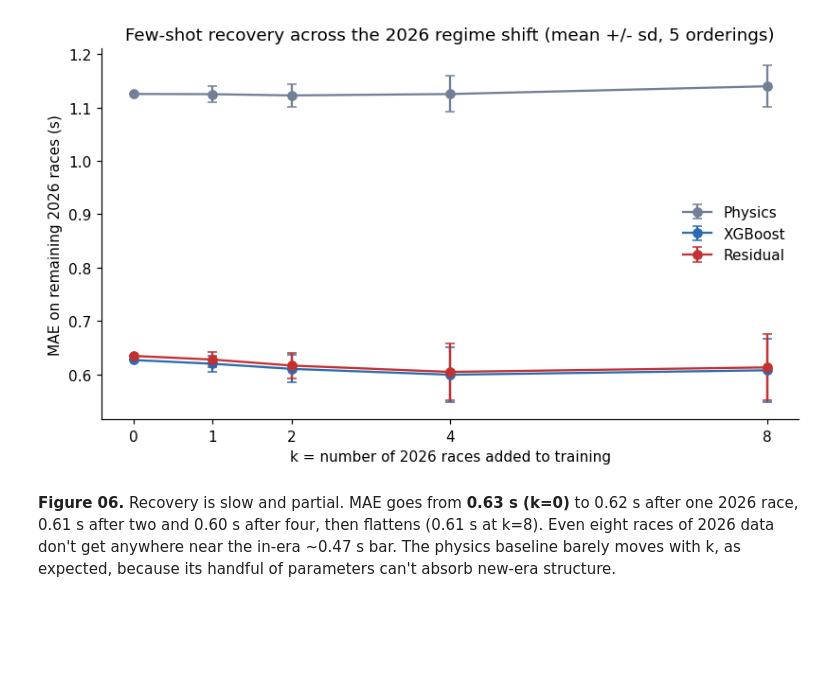
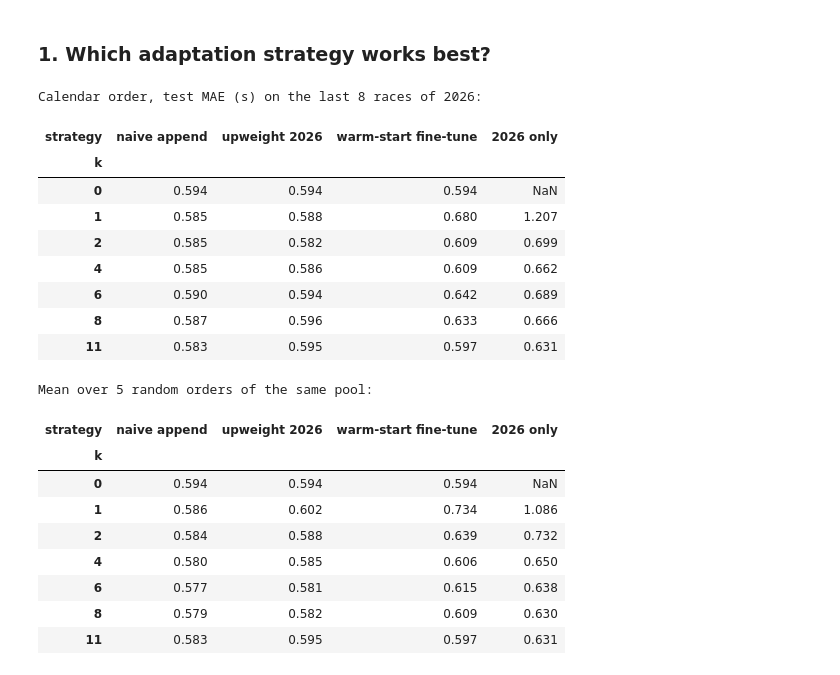
Before and after one commit to sagrawal11/DIS-ML-Final-Project, a Jupyter notebook: notebooks/06_adaptation.ipynb, the cells around one changed output. Drawn from its saved outputs; the diff is of its cells as text; code cells hidden in the pictures; blank space fills up the shorter version.

```diff
--- a/notebooks/06_adaptation.ipynb
+++ b/notebooks/06_adaptation.ipynb
@@ -58,14 +48,58 @@ Mean MAE (s) by k and model:
-# %%
-fig, ax = plt.subplots(figsize=(7.5, 4.5))
-for n in MODELS:
-    s = fs_summary[fs_summary.model == n].sort_values('k')
-    ax.errorbar(s.k, s['mean'], yerr=s['std'].fillna(0), marker='o', capsize=3, label=n, color=COLORS[n])
-ax.set_xlabel('k = number of 2026 races added to training')
-ax.set_ylabel('MAE on remaining 2026 races (s)')
-ax.set_title('Few-shot recovery across the 2026 regime shift (mean +/- sd, 5 orderings)')
-ax.set_xticks(K); ax.legend(frameon=False)
-plt.tight_layout(); plt.savefig('figures/06_few_shot_recovery.png', dpi=150); plt.show()
-# %% [output]
-[figure, removed]
-# %% [markdown]
-**Figure 06.** Recovery is slow and partial. MAE goes from **0.63 s (k=0)** to 0.62 s after one 2026 race, 0.61 s after two and 0.60 s after four, then flattens (0.61 s at k=8). Even eight races of 2026 data don't get anywhere near the in-era ~0.47 s bar. The physics baseline barely moves with k, as expected, because its handful of parameters can't absorb new-era structure.
+# %%
+LAPS_PER_SEASON = df[pre].groupby('season').size().mean()
+
+def adapt(strategy, rounds, X, params, base):
+    # Test MAE after adapting with the 2026 races in `rounds` (base = the model trained on 2022-2025).
+    ad = is26 & df['round'].isin(rounds).to_numpy()
+    if not len(rounds):
+        return np.nan if strategy == '2026 only' else metrics(y[test_m], base.predict(X[test_m]))['MAE']
+    if strategy == 'naive append':
+        m = make_xgb(**params).fit(X[pre | ad], y[pre | ad])
+    elif strategy == 'upweight 2026':
+        w = np.where(ad, max(1.0, LAPS_PER_SEASON / ad.sum()), 1.0)
+        m = make_xgb(**params).fit(X[pre | ad], y[pre | ad], sample_weight=w[pre | ad])
+    elif strategy == 'warm-start fine-tune':
+        m = make_xgb(**{**params, 'n_estimators': 300}).fit(X[ad], y[ad], xgb_model=base.get_booster())
+    elif strategy == '2026 only':
+        m = make_xgb(**params).fit(X[ad], y[ad])
+    return metrics(y[test_m], m.predict(X[test_m]))['MAE']
+
+K = [0, 1, 2, 4, 6, 8, 11]
+STRATEGIES = ['naive append', 'upweight 2026', 'warm-start fine-tune', '2026 only']
+rng = np.random.RandomState(SEED)
+ORDERS = {'calendar': POOL, **{f'random {i}': list(rng.permutation(POOL)) for i in range(5)}}
+# %% [markdown]
+### 1. Which adaptation strategy works best?
+# %%
+base = make_xgb(**XGB_PARAMS).fit(X_all[pre], y[pre])
+rows = [{'order': o, 'k': k, 'strategy': s, 'MAE': adapt(s, order[:k], X_all, XGB_PARAMS, base)}
+        for o, order in ORDERS.items() for k in K for s in STRATEGIES]
+res = pd.DataFrame(rows)
+print('Calendar order, test MAE (s) on the last 8 races of 2026:')
+res[res.order == 'calendar'].pivot(index='k', columns='strategy', values='MAE')[STRATEGIES].round(3)
+# %% [output]
+Calendar order, test MAE (s) on the last 8 races of 2026:
+| strategy | naive append | upweight 2026 | warm-start fine-tune | 2026 only |
+| k |  |  |  |  |
+| 0 | 0.594 | 0.594 | 0.594 | NaN |
+| 1 | 0.585 | 0.588 | 0.680 | 1.207 |
+| 2 | 0.585 | 0.582 | 0.609 | 0.699 |
+| 4 | 0.585 | 0.586 | 0.609 | 0.662 |
+| 6 | 0.590 | 0.594 | 0.642 | 0.689 |
+| 8 | 0.587 | 0.596 | 0.633 | 0.666 |
+| 11 | 0.583 | 0.595 | 0.597 | 0.631 |
+# %%
+rand = res[res.order != 'calendar'].groupby(['k', 'strategy']).MAE.agg(['mean', 'std']).reset_index()
+print('Mean over 5 random orders of the same pool:')
+rand.pivot(index='k', columns='strategy', values='mean')[STRATEGIES].round(3)
+# %% [output]
+Mean over 5 random orders of the same pool:
+| strategy | naive append | upweight 2026 | warm-start fine-tune | 2026 only |
+| k |  |  |  |  |
+| 0 | 0.594 | 0.594 | 0.594 | NaN |
+| 1 | 0.586 | 0.602 | 0.734 | 1.086 |
+| 2 | 0.584 | 0.588 | 0.639 | 0.732 |
+| 4 | 0.580 | 0.585 | 0.606 | 0.650 |
+| 6 | 0.577 | 0.581 | 0.615 | 0.638 |
+| 8 | 0.579 | 0.582 | 0.609 | 0.630 |
+| 11 | 0.583 | 0.595 | 0.597 | 0.631 |
```
Also changed, not shown: parts of 9 cells of this notebook, 4 other files.
